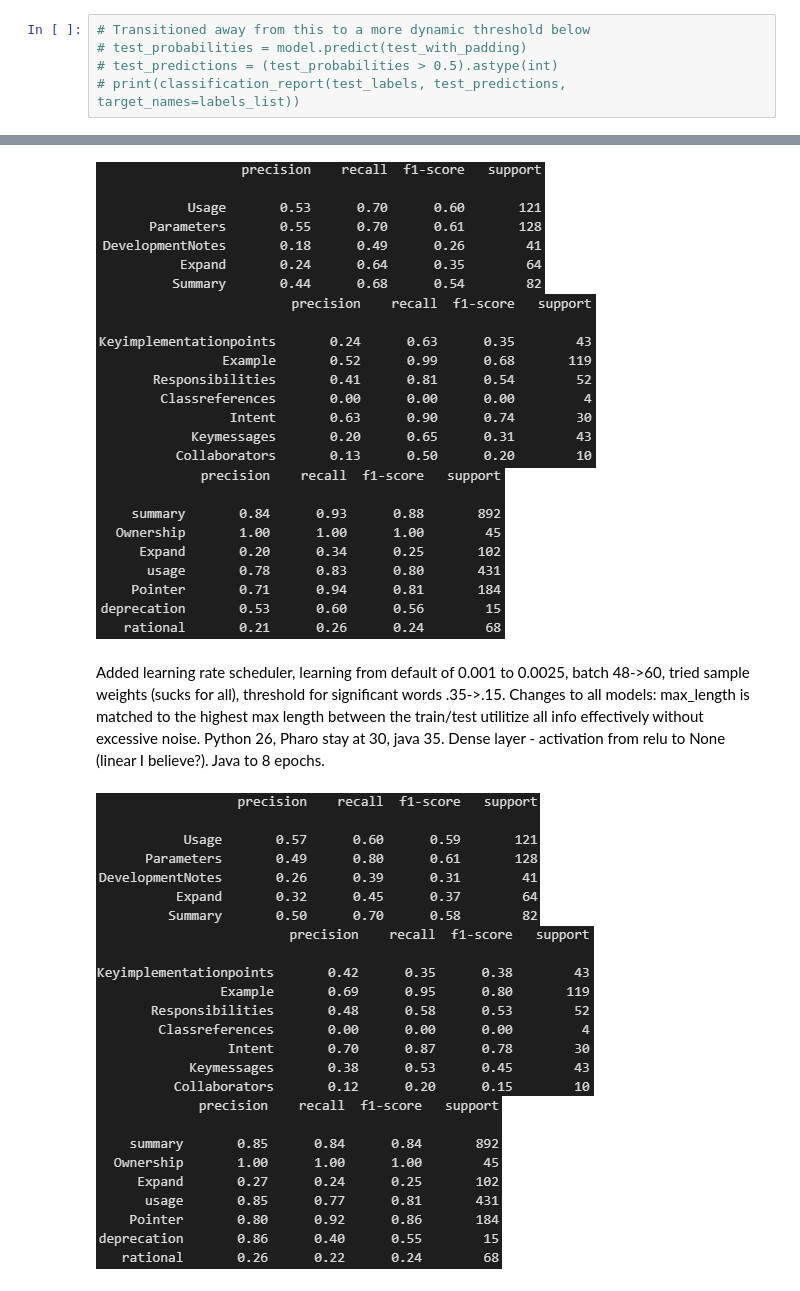
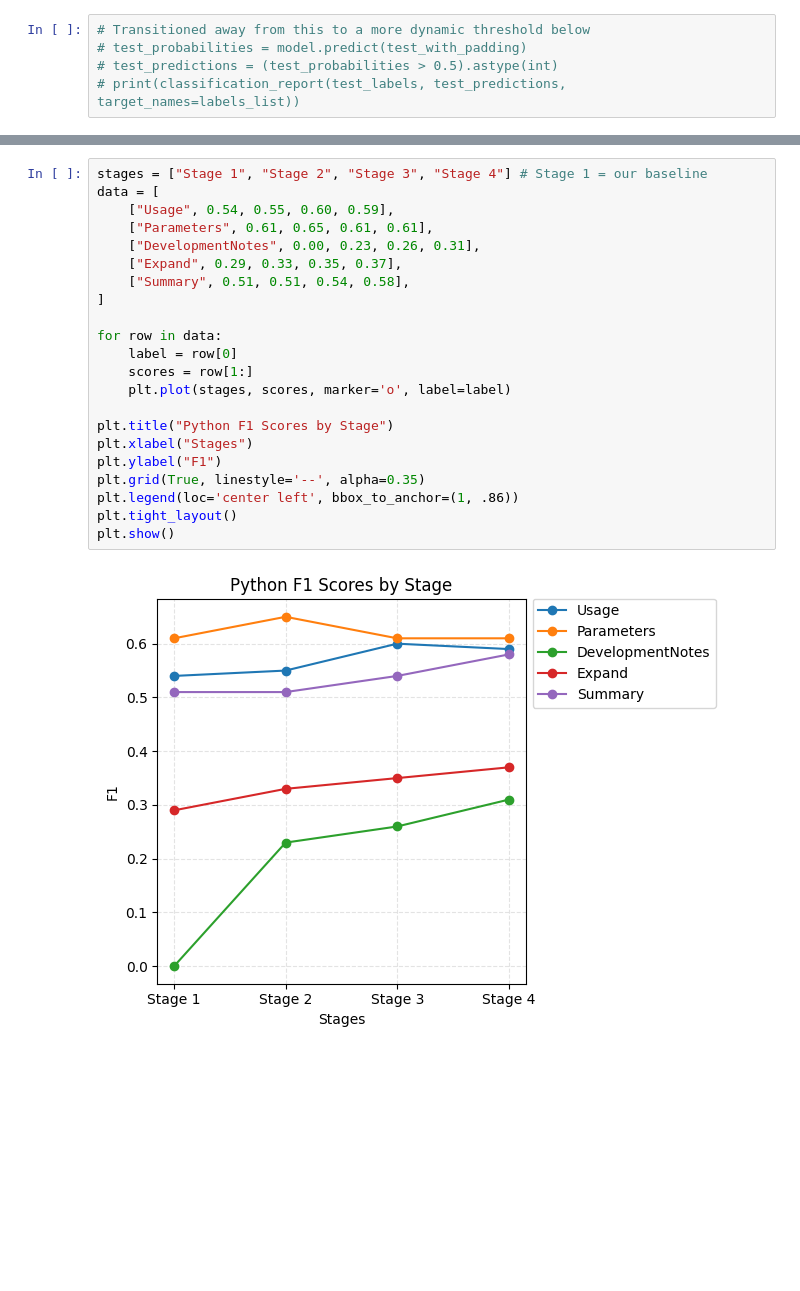
Before and after one commit to CKezo/440-Final-Project, a Jupyter notebook: CNN_LSTM_Hybrid_Model.ipynb, the cells around one changed output, grey strips where cells are left out. Drawn from its saved outputs; the diff is of its cells as text; blank space fills up the shorter version.

Commit message:
Model updates with graphs/tables. Remove unnecessary files.

```diff
--- a/CNN_LSTM_Hybrid_Model.ipynb
+++ b/CNN_LSTM_Hybrid_Model.ipynb
@@ -371,10 +446,24 @@ Add glove embeddings (experiment with default weights for non included words) an
-# %% [markdown]
-![image.png](attachment:image.png)
-![image-2.png](attachment:image-2.png)
-![image-3.png](attachment:image-3.png)
-# %% [markdown]
-Added learning rate scheduler, learning from default of 0.001 to 0.0025, batch 48->60, tried sample weights (sucks for all), threshold for significant words .35->.15. Changes to all models: max_length is matched to the highest max length between the train/test utilitize all info effectively without excessive noise. Python 26, Pharo stay at 30, java 35. Dense layer - activation from relu to None (linear I believe?). Java to 8 epochs.
-# %% [markdown]
-![image.png](attachment:image.png)
-![image-4.png](attachment:image-4.png)
-![image-2.png](attachment:image-2.png)
+# %%
+stages = ["Stage 1", "Stage 2", "Stage 3", "Stage 4"] # Stage 1 = our baseline
+data = [
+    ["Usage", 0.54, 0.55, 0.60, 0.59],
+    ["Parameters", 0.61, 0.65, 0.61, 0.61],
+    ["DevelopmentNotes", 0.00, 0.23, 0.26, 0.31],
+    ["Expand", 0.29, 0.33, 0.35, 0.37],
+    ["Summary", 0.51, 0.51, 0.54, 0.58],
+]
+
+for row in data:
+    label = row[0]
+    scores = row[1:]
+    plt.plot(stages, scores, marker='o', label=label)
+
+plt.title("Python F1 Scores by Stage")
+plt.xlabel("Stages")
+plt.ylabel("F1")
+plt.grid(True, linestyle='--', alpha=0.35)
+plt.legend(loc='center left', bbox_to_anchor=(1, .86))
+plt.tight_layout()
+plt.show()
+# %% [output]
+[figure, added]
```
Also changed, not shown: parts of 19 cells of this notebook, 2 other files.
